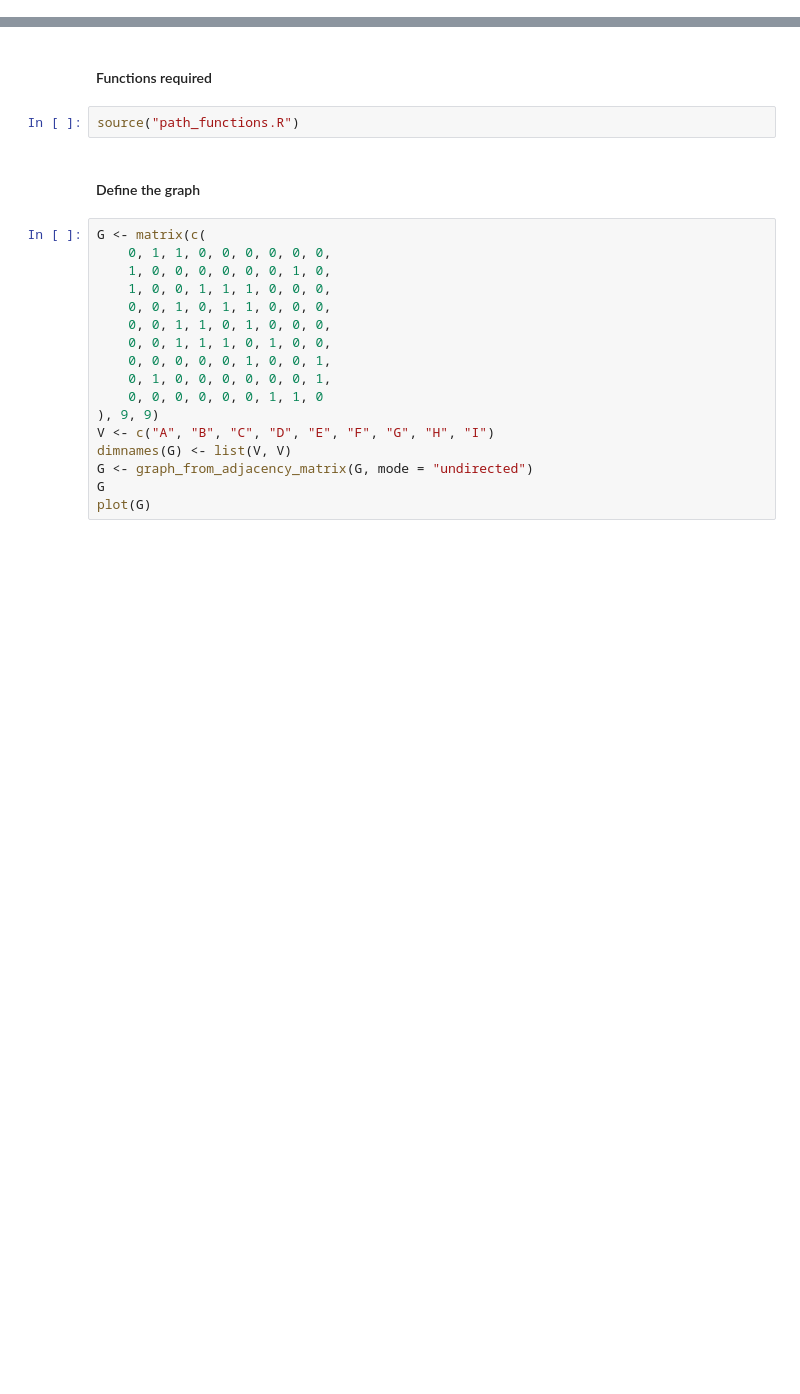
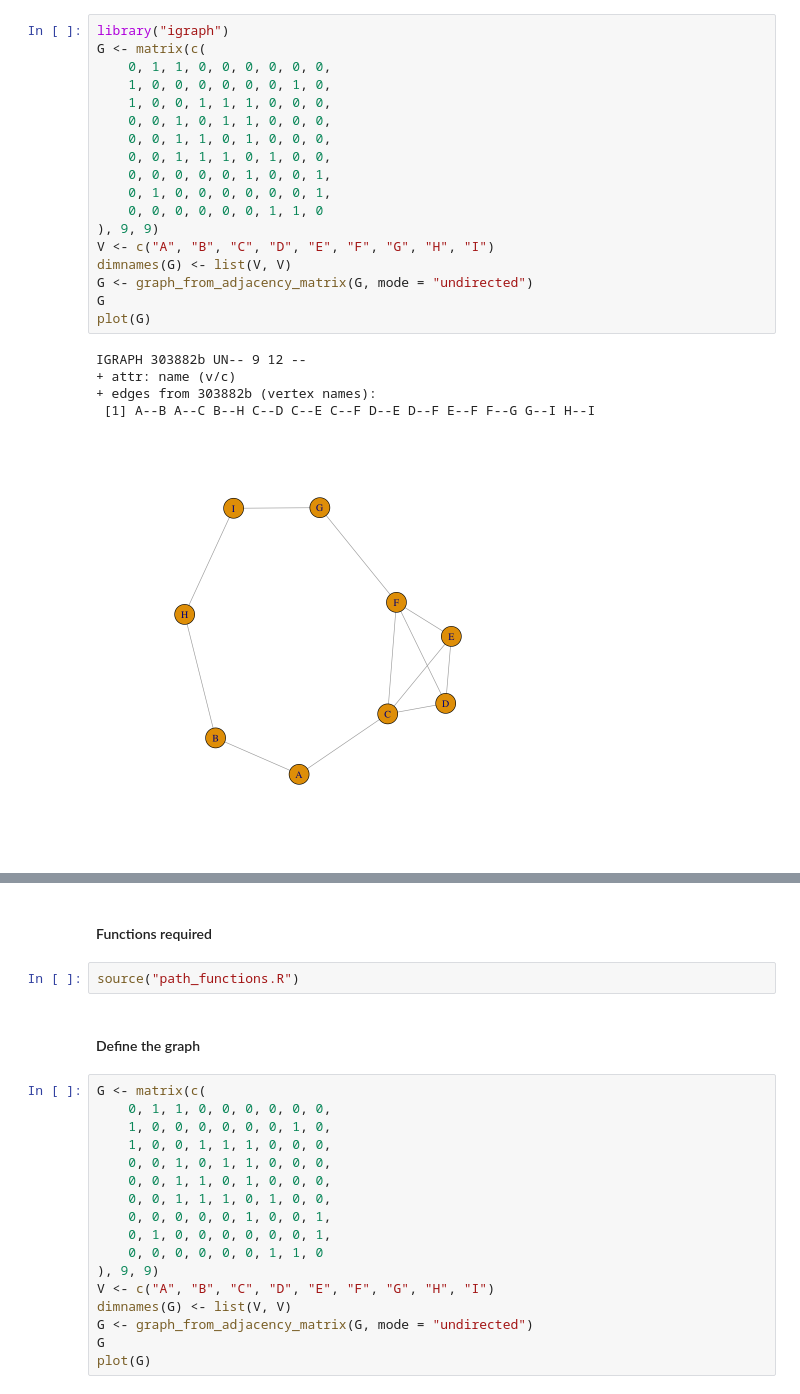
Before and after one commit to StaThin/Ising_paths, a Jupyter notebook: path_based.ipynb, the cells around one changed output, grey strips where cells are left out. Saved outputs shown, nothing was run; the diff lists cells and outputs as text; blank space fills up the shorter version.

```diff
--- a/path_based.ipynb
+++ b/path_based.ipynb
@@ -0,0 +14,24 @@
+# %%
+library("igraph")
+G <- matrix(c(
+    0, 1, 1, 0, 0, 0, 0, 0, 0,
+    1, 0, 0, 0, 0, 0, 0, 1, 0,
+    1, 0, 0, 1, 1, 1, 0, 0, 0,
+    0, 0, 1, 0, 1, 1, 0, 0, 0,
+    0, 0, 1, 1, 0, 1, 0, 0, 0,
+    0, 0, 1, 1, 1, 0, 1, 0, 0,
+    0, 0, 0, 0, 0, 1, 0, 0, 1,
+    0, 1, 0, 0, 0, 0, 0, 0, 1,
+    0, 0, 0, 0, 0, 0, 1, 1, 0
+), 9, 9)
+V <- c("A", "B", "C", "D", "E", "F", "G", "H", "I")
+dimnames(G) <- list(V, V)
+G <- graph_from_adjacency_matrix(G, mode = "undirected")
+G
+plot(G)
+# %% [output]
+IGRAPH 303882b UN-- 9 12 --
++ attr: name (v/c)
++ edges from 303882b (vertex names):
+ [1] A--B A--C B--H C--D C--E C--F D--E D--F E--F F--G G--I H--I
+[figure, added]
```
Also changed, not shown: parts of 6 cells of this notebook.
